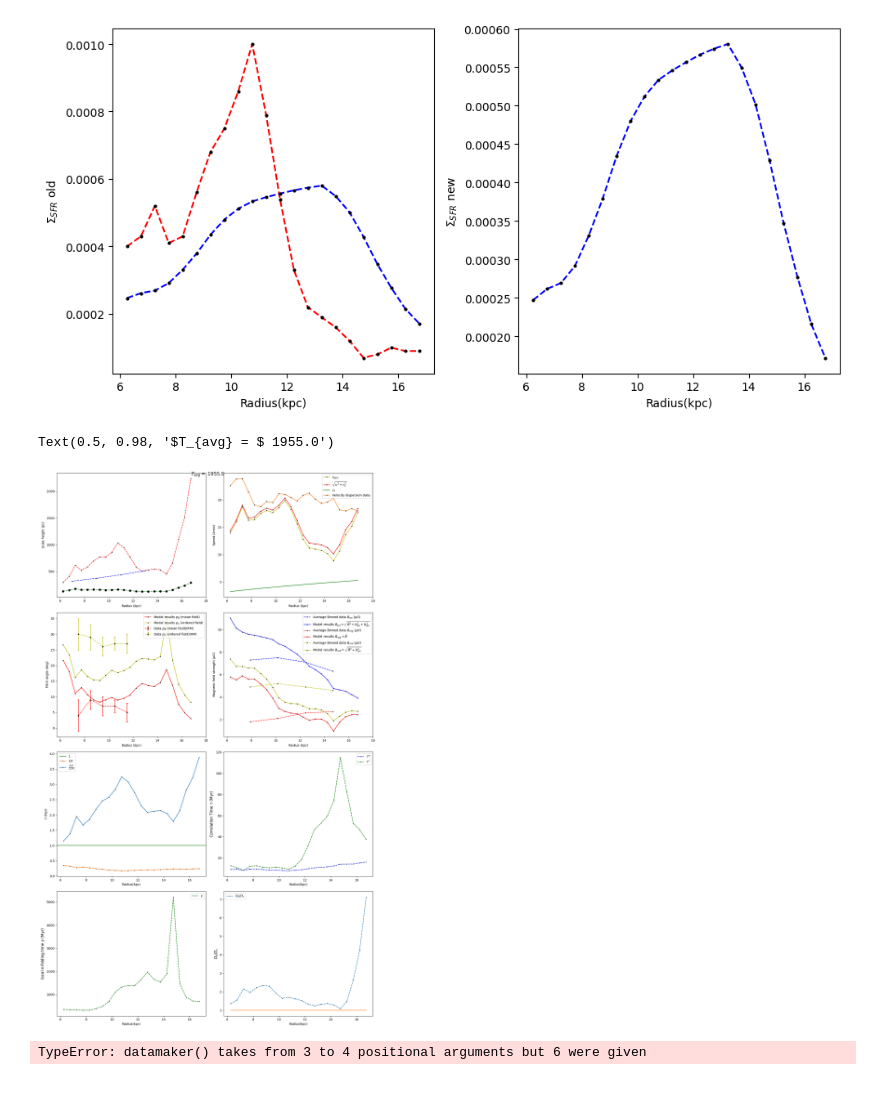
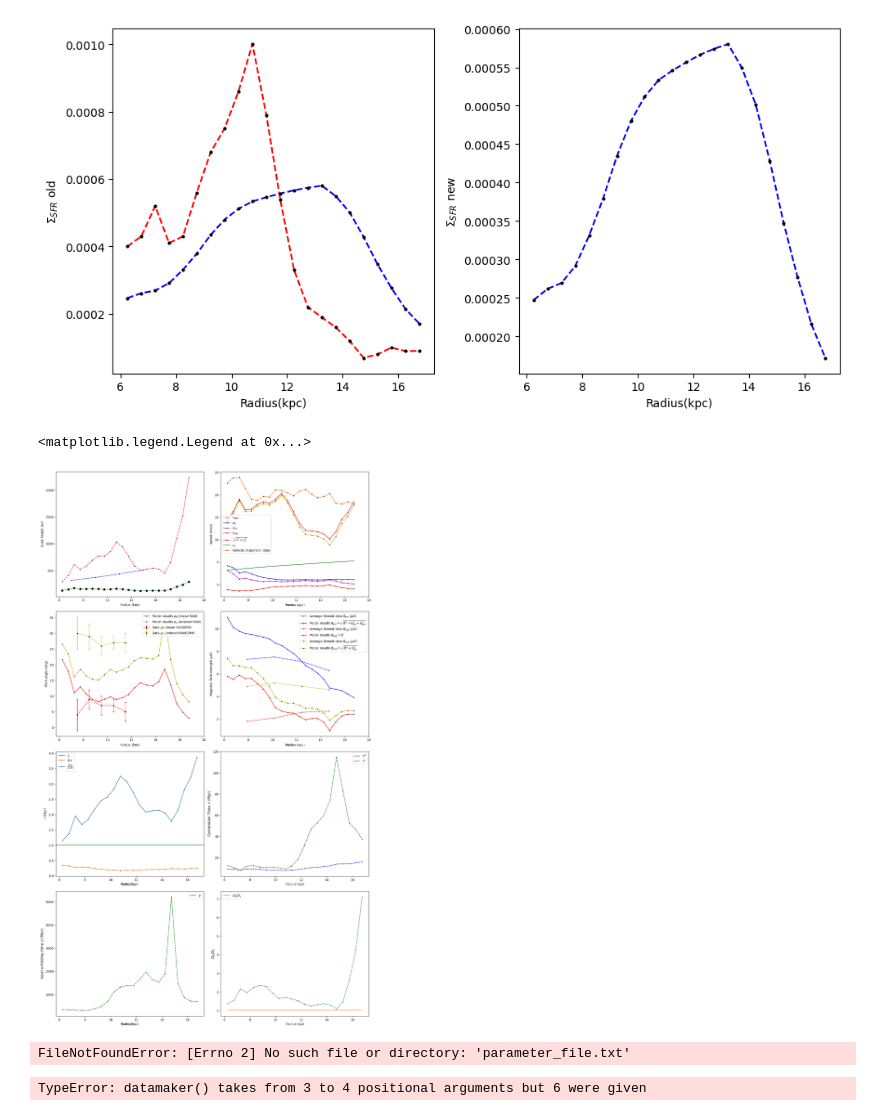
Before and after one commit to Rnazx/MSc.-Thesis, a Jupyter notebook: numerical_calc.ipynb, the cells around one changed output. Drawn from its saved outputs; the diff is of its cells as text; code cells hidden in the pictures.

Commit message:
to input alphak in the  magnetic field.

```diff
--- a/numerical_calc.ipynb
+++ b/numerical_calc.ipynb
@@ -87,7 +87,7 @@ cs = (gamma*boltz*T/(mu*mh))**Rational(1/2)
 # %%
 os.chdir(current_directory + '\expressions')
 with open('turb_exp.pickle', 'rb') as f:
-     hg, rho, nu, u, l, taue, taur, alphak = pickle.load(f)
+     hg, rho, nu, u, l, taue, taur, alphak1, alphak2, alphak3 = pickle.load(f)
 
 with open('mag_exp.pickle', 'rb') as f:
      biso, bani, Bbar, tanpb, tanpB, Beq, eta = pickle.load(f)
@@ -153,25 +153,25 @@ from helper_functions import datamaker, exp_analytical_data
 # %%
 os.chdir(current_directory)
 with open('mag_observables.pickle', 'rb') as f:
-     h_f, l_f, u_f, tau_f, biso_f, bani_f, Bbar_f, tanpB_f, tanpb_f = pickle.load(f)
+     h_f, l_f, u_f, alphak_f, tau_f, biso_f, bani_f, Bbar_f, tanpB_f, tanpb_f = pickle.load(f)
 # %%
 os.chdir(current_directory +'\data')
 
 with open('zip_data.pickle', 'rb') as f:
      data_pass = pickle.load(f)
 # %%
+alphak = Symbol('alpha_k')
 Ralpha = alphak*h/eta
 Romega = -q*omega*h**2/eta
 Dk = Ralpha*Romega
 Dc = -(pi**5)/32
 
-alphak_f = datamaker(alphak, data_pass, h_f, tau_f)
 
-alpham_f = datamaker(alphak*((Dc/Dk)-1), data_pass, h_f, tau_f)
+alpham_f = alphak_f*datamaker(((Dc/Dk)-1), data_pass, h_f, tau_f, alphak_f)
 
 alphasat_f = alphak_f + alpham_f
 
-dkdc_f = datamaker((Dk/Dc), data_pass, h_f, tau_f)
+dkdc_f = datamaker((Dk/Dc), data_pass, h_f, tau_f, alphak_f)
 # %%
 import matplotlib
 m = 2
@@ -193,9 +193,9 @@ ax[i][j].set_ylabel(r'Scale height ($pc$)', fontsize = fs)
 
 j = 1
 ax[i][j].plot(kpc_r, u_f/cm_km,color = 'y', marker='o',mfc='k',mec='k',markersize=m, label = r'$u_{gen}$')
-# ax[i][j].plot(kpc_r, alphak_f/cm_km,color = 'b', marker='o',mfc='k',mec='k',markersize=m, label = r'$\alpha_k$')
-# ax[i][j].plot(kpc_r, alpham_f/cm_km,color = 'r', marker='o',mfc='k',mec='k',markersize=m, label = r'$\alpha_m$')
-# ax[i][j].plot(kpc_r, alphasat_f/cm_km,color = 'm', marker='o',mfc='k',mec='k',markersize=m, label = r'$\alpha_{sat}$')
+ax[i][j].plot(kpc_r, alphak_f/cm_km,color = 'b', marker='o',mfc='k',mec='k',markersize=m, label = r'$\alpha_k$')
+ax[i][j].plot(kpc_r, alpham_f/cm_km,color = 'r', marker='o',mfc='k',mec='k',markersize=m, label = r'$\alpha_m$')
+ax[i][j].plot(kpc_r, alphasat_f/cm_km,color = 'm', marker='o',mfc='k',mec='k',markersize=m, label = r'$\alpha_{sat}$')
 
 
 ax[i][j].plot(kpc_r, np.sqrt(u_f**2 + np.float64(exp_analytical_data(cs, data_pass))**2)/cm_km,color = 'r', marker='o',mfc='k',mec='k',markersize=m, label = r'$\sqrt{u^2+c_s^2}$')
@@ -260,36 +260,42 @@ i = 2
 ax[i][j].axhline(y = 1,color = 'g', linestyle = '-', label = r'1')
 ax[i][j].plot(kpc_r, dat_omega*tau_f, marker='o',markersize=1.2,c='tab:orange',mfc='k',mec='k', label = r'$\Omega\tau$')
 ax[i][j].plot(kpc_r, datamaker(kalpha*h/(calpha*tau*u), data_pass, h_f, tau_f), marker='o',markersize=1.2,c='tab:blue',mfc='k',mec='k', label = r'$\frac{K_\alpha h}{C_\alpha \tau u}$')
 
 ax[i][j].set_xlabel('Radius(kpc)')
 ax[i][j].set_ylabel(r'$\tau$ (Myr)')
 ax[i][j].legend()
 
 j = 1
 ax[i][j].plot(kpc_r, tau_f/(1e+6*365*24*60*60),c = 'b',markersize=1.2,linestyle='--', marker='o',mfc='k',mec='k', label = r'$\tau^e$')
 ax[i][j].plot(kpc_r, datamaker(taur , data_pass, h_f, tau_f)/(1e+6*365*24*60*60),c = 'g',markersize=1.2,linestyle='--', marker='o', mfc='k',mec='k',label = r'$\tau^r$')
 
 ax[i][j].set_xlabel('Radius(kpc)')
 ax[i][j].set_ylabel(r'Correlation Time $\tau$ (Myr)', size='large')
 ax[i][j].legend()
 
 i = 3
 ax[i][j].plot(kpc_r, dkdc_f,markersize=1.2,linestyle='--', marker='o',mfc='k',mec='k', label = r'$D_k/D_c$')
 ax[i][j].plot(kpc_r, 1*np.ones(len(kpc_r)))
 ax[i][j].set_xlabel('Radius(kpc)')
 ax[i][j].set_ylabel(r'$D_k/D_c$', size='large')
 ax[i][j].legend()
 
 j = 0
 ax[i][j].plot(kpc_r, (((np.pi**2)*datamaker((tau*u**2)/3, data_pass, h_f, tau_f)*(np.sqrt(dkdc_f)-1)/(4*h_f**2))**(-1))/(1e+6*365*24*60*60),c = 'g',markersize=1.2,linestyle='--', marker='o', mfc='k',mec='k',label = r'$\gamma$')
 ax[i][j].set_xlabel('Radius(kpc)')
 ax[i][j].set_ylabel(r'local e-folding time $\gamma$ (Myr)', size='large')
 ax[i][j].legend()
-fig.suptitle(r'$T_{avg} = $ '+str(T_tb.mean()), fontsize = 15)
+#fig.suptitle(r'$T_{avg} = $ '+str(T.mean()), fontsize = 15)
 #plt.savefig('spsday_ca_'+str(ca)+'rk_'+str(rk)+ 't_'+str(T.mean())+'z_'+str(zeta[0])+'psi_'+str(psi[0])+'f_'+str(b[0])+'.png')
 # %% [output]
-Text(0.5, 0.98, '$T_{avg} = $ 1955.0')
+<matplotlib.legend.Legend at 0x...>
-[figure, old version]
+[figure, new version]
+# %%
+with open('parameter_file.txt') as f:
+    lines = [line.rstrip() for line in f]
+np.float64(lines[0].split('=')[-1])
+# %% [output]
+FileNotFoundError: [Errno 2] No such file or directory: 'parameter_file.txt'
 # %%
 plt.plot(kpc_r, (((np.pi**2)*datamaker((tau*u**2)/3, ca, rk, data_pass, h_f, tau_f)*(np.sqrt(dkdc_f)-1)/(4*h_f**2))**(-1))/(1e+6*365*24*60*60))
 # %% [output]
```
Also changed, not shown: 9 other files.
